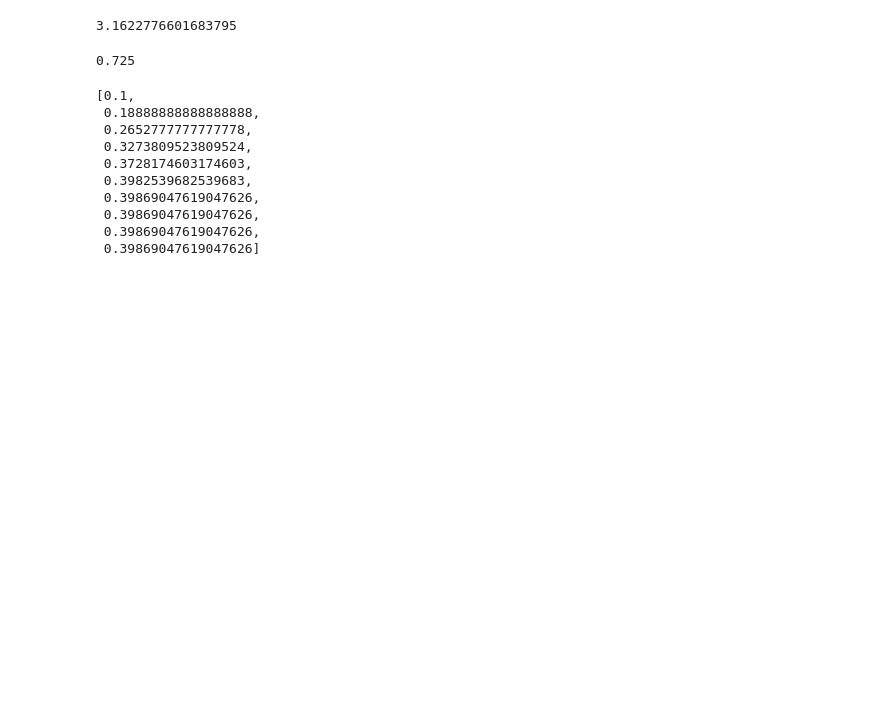
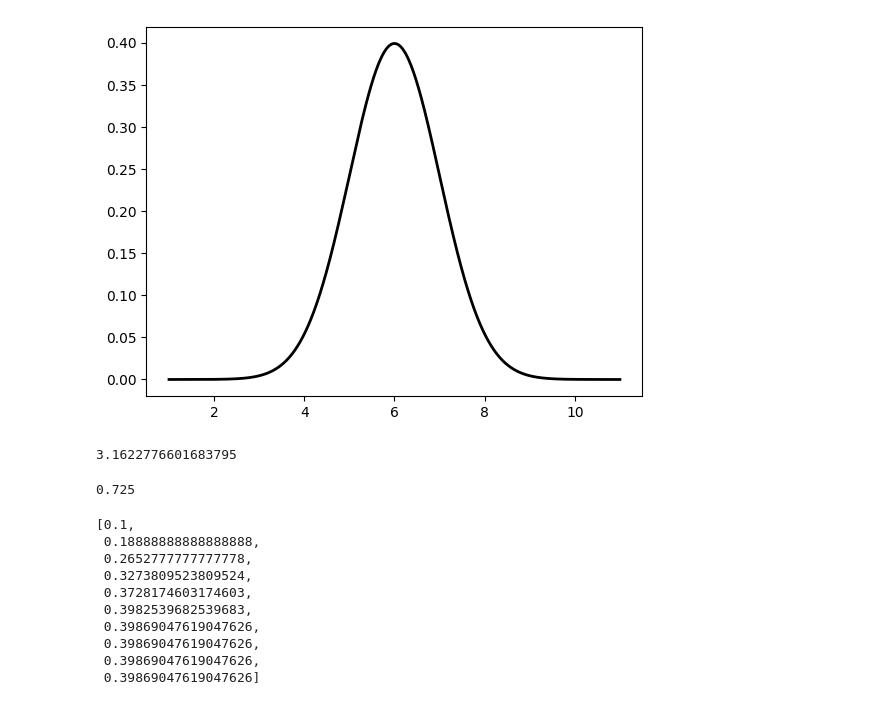
Before and after one commit to ligang19999/115, a Jupyter notebook: shuju.ipynb, the cells around one changed output. Saved outputs shown, nothing was run; the diff lists cells and outputs as text; code cells hidden in the pictures; blank space fills up the shorter version.

```diff
--- a/shuju.ipynb
+++ b/shuju.ipynb
@@ -4,3 +5,15 @@ import matplotlib.pyplot as plt
+# %%
+
+u = 6   # 均值μ
+sig = math.sqrt(1)  # 标准差δ
+x = np.linspace(u - 5*sig, u + 5*sig, 1000)   # 定义域
+y = np.exp(-(x - u) ** 2 / (2 * sig ** 2)) / (math.sqrt(2*math.pi)*sig) # 定义曲线函数
+plt.plot(x, y, "black", linewidth=2)    # 加载曲线
+
+plt.grid(False)  # 网格线
+plt.show()  # 显示
+# %% [output]
+[figure, added]
 # %%
 np.sqrt(10)
 # %% [output]
```
Also changed, not shown: parts of 1 cell of this notebook, 6 other files.
